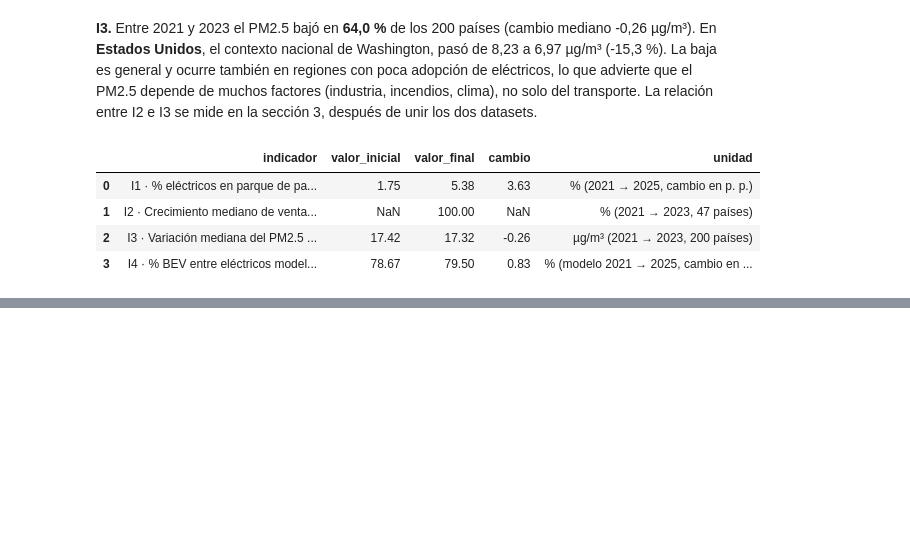
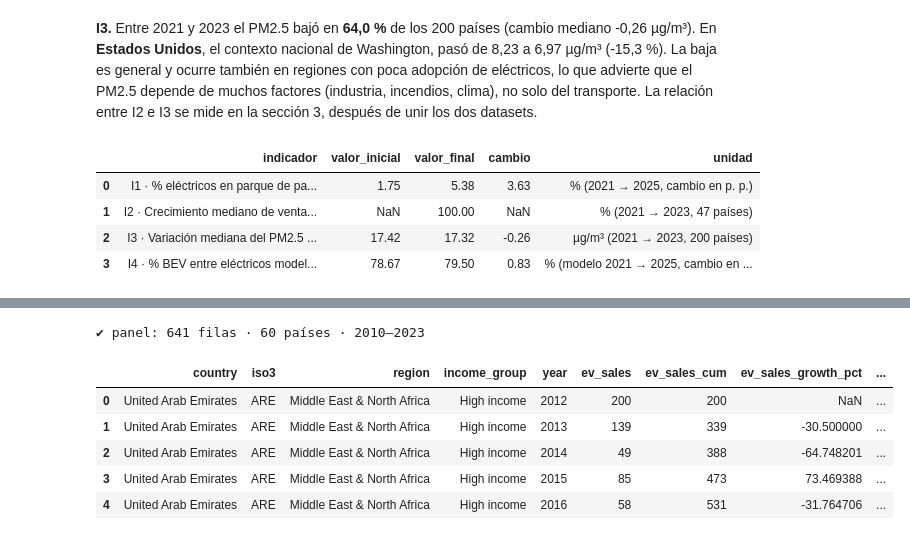
Before and after one commit to juan-camilo-sarrazola-agudelo/ev-pm25-diagnostico-calidad, a Jupyter notebook: notebooks/data_preparation.ipynb, the cells around one changed output, grey strips where cells are left out. Saved outputs shown, nothing was run; the diff lists cells and outputs as text; code cells hidden in the pictures; blank space fills up the shorter version.

```diff
--- a/notebooks/data_preparation.ipynb
+++ b/notebooks/data_preparation.ipynb
@@ -999,0 +1025,6 @@ indicadores
+# %%
+prueba_panel, conteo_panel = revisar_union(ventas[["iso3", "year", "ev_sales"]], pm25, ["iso3", "year"], "ev_ventas", "pm25")
+display(conteo_panel.to_frame("filas"))
+sin_pm25 = prueba_panel.loc[prueba_panel["_merge"].eq("left_only")]
+print("Filas de ventas sin PM2.5 (por año):", sin_pm25["year"].value_counts().sort_index().to_dict())
+print("Países de ventas sin ningún PM2.5:", sorted(set(ventas["iso3"]) - set(pm25["iso3"])))
@@ -999,0 +1039,29 @@ indicadores
+# %%
+panel = (
+    ventas.merge(pm25.drop(columns="country"), on=["iso3", "year"], how="inner", validate="one_to_one")
+    .sort_values(["iso3", "year"])
+    .assign(
+        ev_sales_cum=lambda d: d.groupby("iso3")["ev_sales"].cumsum(),
+        ev_sales_growth_pct=lambda d: d.groupby("iso3")["ev_sales"].pct_change() * 100,
+        pm25_change=lambda d: d.groupby("iso3")["pm25"].diff(),
+    )
+    [["country", "iso3", "region", "income_group", "year", "ev_sales", "ev_sales_cum", "ev_sales_growth_pct", "pm25", "pm25_change"]]
+    .reset_index(drop=True)
+)
+
+# Validaciones del panel
+assert len(panel) == conteo_panel["en ambos"], "El inner join debe conservar solo las filas 'en ambos'"
+assert not panel.duplicated(["iso3", "year"]).any()
+assert panel[["country", "iso3", "region", "year", "ev_sales", "pm25"]].notna().all().all()
+assert panel["ev_sales"].sum() == ventas.merge(pm25[["iso3", "year"]], on=["iso3", "year"])["ev_sales"].sum(), "Se perdieron o duplicaron ventas"
+assert panel.groupby("iso3")["year"].is_monotonic_increasing.all()
+print(f"✔ panel: {fmt(len(panel))} filas · {panel['iso3'].nunique()} países · {panel['year'].min()}–{panel['year'].max()}")
+panel.head()
+# %% [output]
+✔ panel: 641 filas · 60 países · 2010–2023
+|  | country | iso3 | region | income_group | year | ev_sales | ev_sales_cum | ev_sales_growth_pct | ... |
+| 0 | United Arab Emirates | ARE | Middle East & North Africa | High income | 2012 | 200 | 200 | NaN | ... |
+| 1 | United Arab Emirates | ARE | Middle East & North Africa | High income | 2013 | 139 | 339 | -30.500000 | ... |
+| 2 | United Arab Emirates | ARE | Middle East & North Africa | High income | 2014 | 49 | 388 | -64.748201 | ... |
+| 3 | United Arab Emirates | ARE | Middle East & North Africa | High income | 2015 | 85 | 473 | 73.469388 | ... |
+| 4 | United Arab Emirates | ARE | Middle East & North Africa | High income | 2016 | 58 | 531 | -31.764706 | ... |
```
Also changed, not shown: parts of 20 cells of this notebook, 4 other files.
